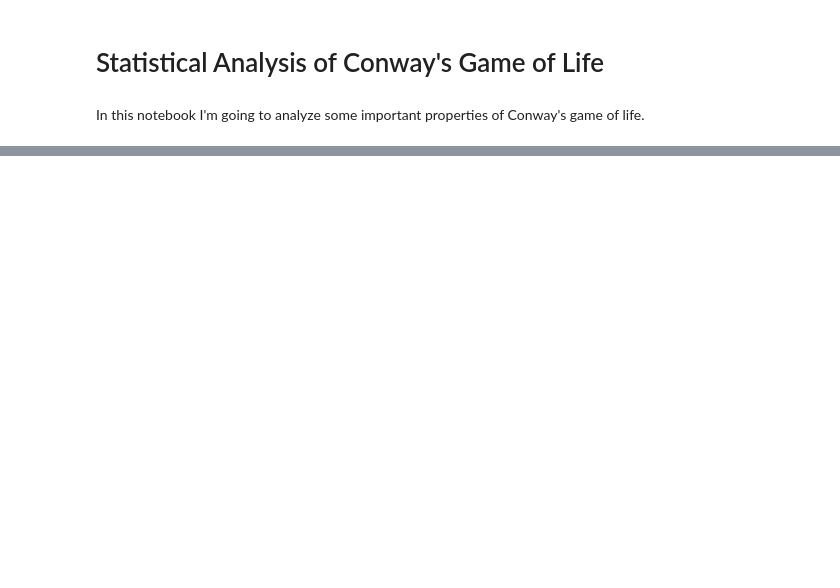
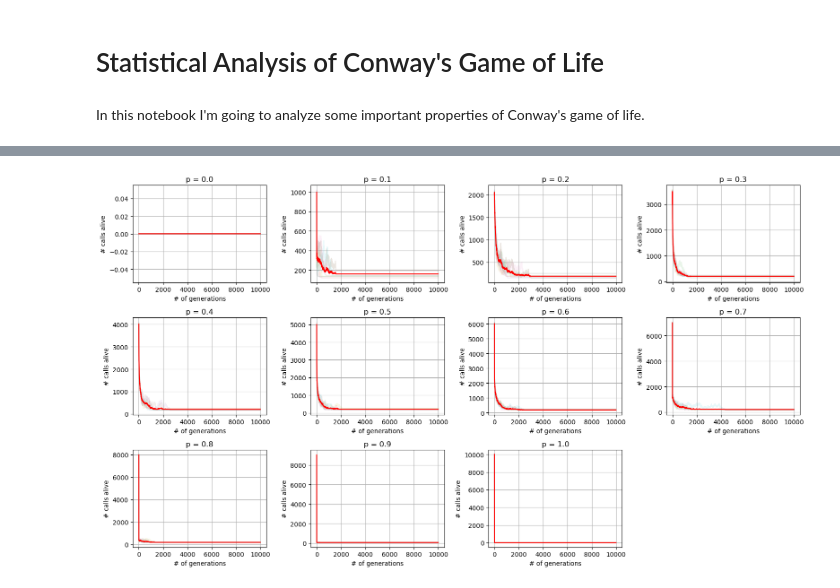
Before and after one commit to sergio-egm/Conway-s-Game-of-Life, a Jupyter notebook: stat/statistics.ipynb, the cells around one changed output, grey strips where cells are left out. Cells and saved outputs as stored; diff of their text form; code cells hidden in the pictures; blank space fills up the shorter version.

```diff
--- a/stat/statistics.ipynb
+++ b/stat/statistics.ipynb
@@ -28,0 +119,45 @@ plt.show()
+# %%
+samples = [np.loadtxt(f"data/b36s23/p0{i}/totalVStime.dat") for i in range(10)]
+samples.append(np.loadtxt(f"data/b36s23/p10/totalVStime.dat"))
+# %%
+j = 1
+
+avs = []
+std = []
+
+plt.figure(figsize=(16,9))
+
+for s in samples:
+    aver  = np.zeros(len(s))
+    aver2 = np.zeros(len(s))
+
+    plt.subplot(3,4,j)
+    for i in range(len(s[0])):
+        plt.plot(s[:,i] , alpha = 0.1)
+
+        aver  = (i*aver + s[:,i])/(i+1)
+        aver2 = (i*aver2 + s[:,i]**2)/(i+1)
+
+    std.append(np.sqrt((aver2-aver**2)/(len(s[0])-1))/10000)
+
+    plt.errorbar(range(len(s[:,0])) , y = aver , yerr = std[j-1] , color = 'red')
+
+    avs.append(aver/10000)
+
+    if j <= 10:
+        plt.title(f"p = 0.{j-1}")
+    else:
+        plt.title("p = 1.0")
+
+    plt.grid()
+    plt.xlabel("# of generations")
+    plt.ylabel("# calls alive")
+
+
+    j += 1
+
+plt.tight_layout()
+
+plt.show()
+# %% [output]
+[figure, added]
```
Also changed, not shown: parts of 8 cells of this notebook, 6 other files.
